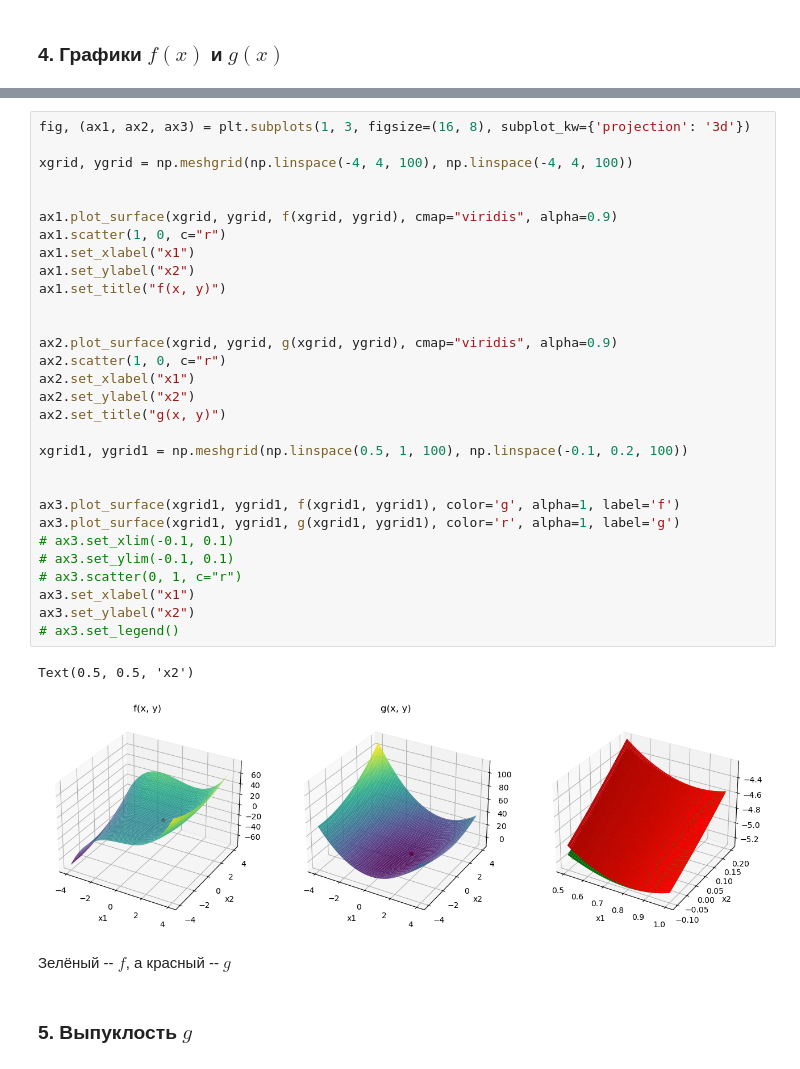
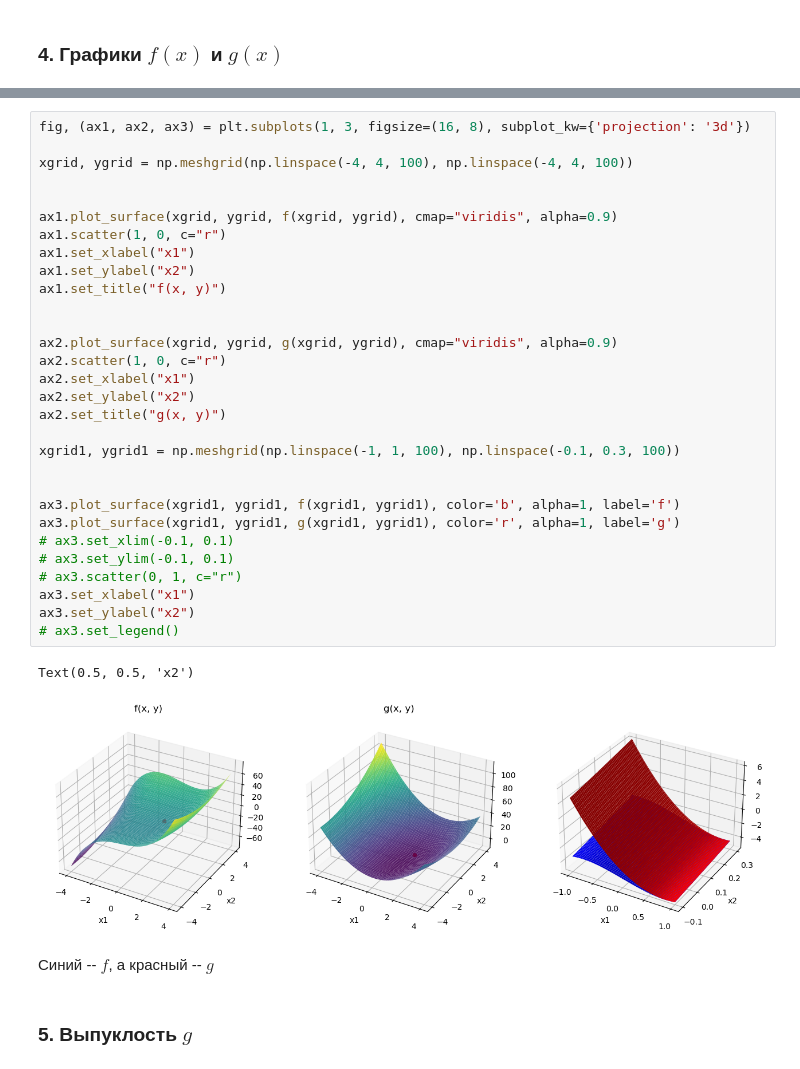
Before and after one commit to EHAT32/optimization, a Jupyter notebook: lab2.ipynb, the cells around one changed output, grey strips where cells are left out. Drawn from its saved outputs; the diff is of its cells as text.

```diff
--- a/lab2.ipynb
+++ b/lab2.ipynb
@@ -66,38 +101,38 @@ Text(0, 0.5, 'x2')
 # %%
 fig, (ax1, ax2, ax3) = plt.subplots(1, 3, figsize=(16, 8), subplot_kw={'projection': '3d'})
 
 xgrid, ygrid = np.meshgrid(np.linspace(-4, 4, 100), np.linspace(-4, 4, 100))
 
 
 ax1.plot_surface(xgrid, ygrid, f(xgrid, ygrid), cmap="viridis", alpha=0.9)
 ax1.scatter(1, 0, c="r")
 ax1.set_xlabel("x1")
 ax1.set_ylabel("x2")
 ax1.set_title("f(x, y)")
 
 
 ax2.plot_surface(xgrid, ygrid, g(xgrid, ygrid), cmap="viridis", alpha=0.9)
 ax2.scatter(1, 0, c="r")
 ax2.set_xlabel("x1")
 ax2.set_ylabel("x2")
 ax2.set_title("g(x, y)")
 
-xgrid1, ygrid1 = np.meshgrid(np.linspace(0.5, 1, 100), np.linspace(-0.1, 0.2, 100))
+xgrid1, ygrid1 = np.meshgrid(np.linspace(-1, 1, 100), np.linspace(-0.1, 0.3, 100))
 
 
-ax3.plot_surface(xgrid1, ygrid1, f(xgrid1, ygrid1), color='g', alpha=1, label='f')
+ax3.plot_surface(xgrid1, ygrid1, f(xgrid1, ygrid1), color='b', alpha=1, label='f')
 ax3.plot_surface(xgrid1, ygrid1, g(xgrid1, ygrid1), color='r', alpha=1, label='g')
 # ax3.set_xlim(-0.1, 0.1)
 # ax3.set_ylim(-0.1, 0.1)
 # ax3.scatter(0, 1, c="r")
 ax3.set_xlabel("x1")
 ax3.set_ylabel("x2")
 # ax3.set_legend()
 # %% [output]
 Text(0.5, 0.5, 'x2')
-[figure, old version]
+[figure, new version]
 # %% [markdown]
-Зелёный -- $f$, а красный -- $g$
+Синий -- $f$, а красный -- $g$
 # %% [markdown]
 ### 5. Выпуклость $g$
 # %% [markdown]
```
Also changed, not shown: parts of 5 cells of this notebook.
